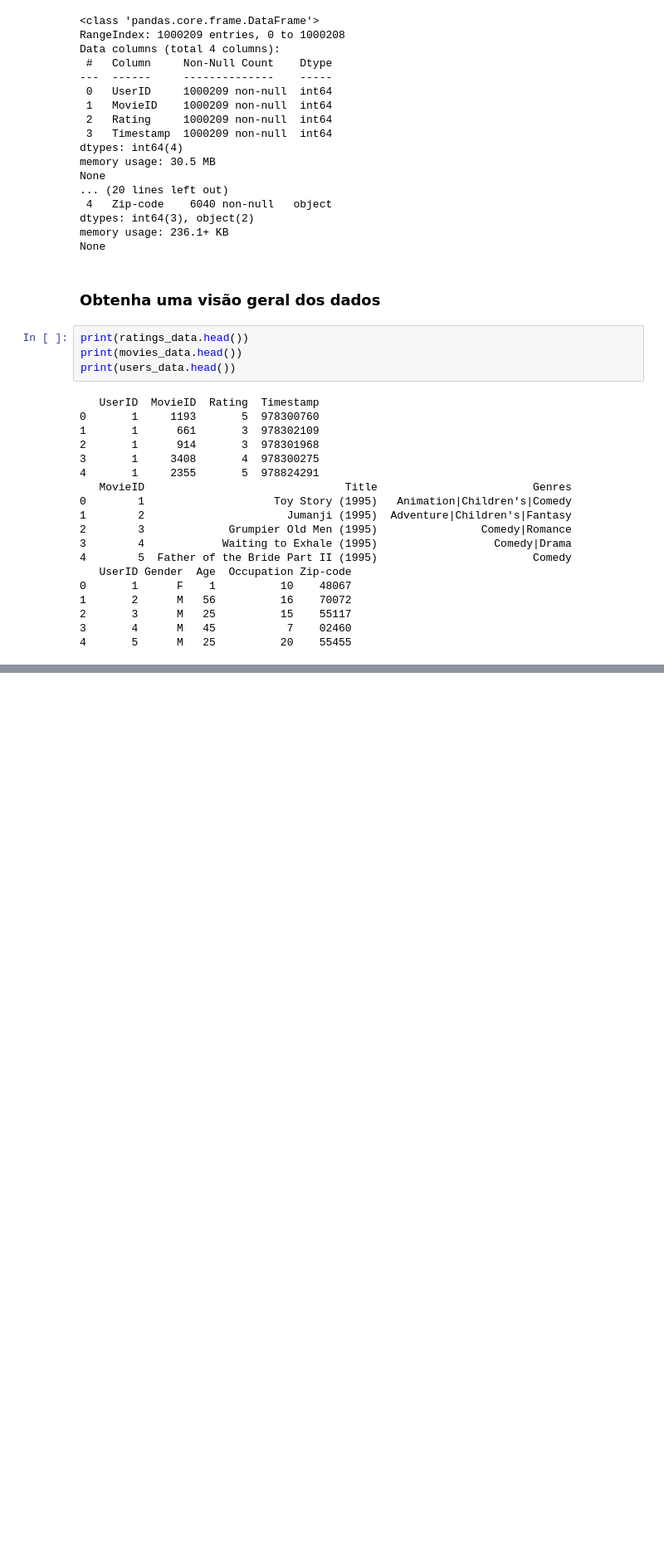
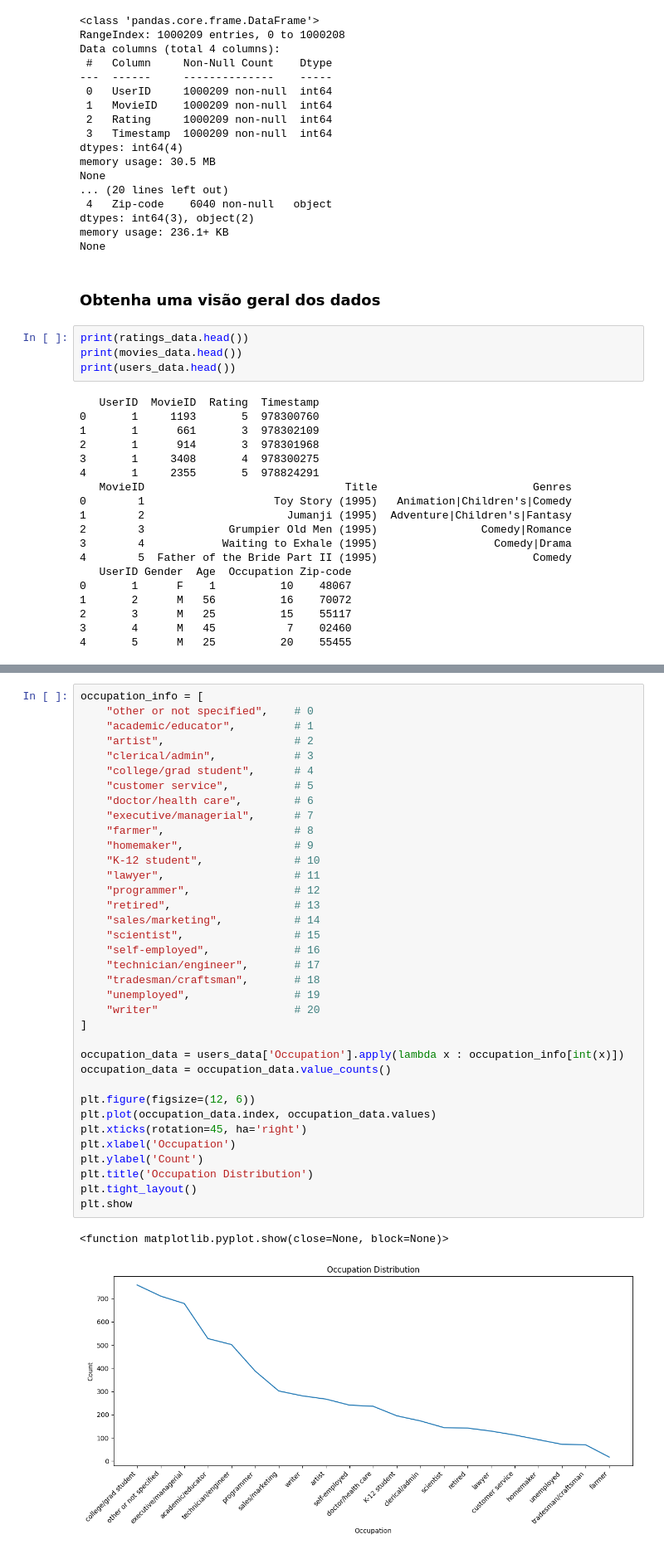
Before and after one commit to viniciusGuerras/pesquisa, a Jupyter notebook: recommendations/model.ipynb, the cells around one changed output, grey strips where cells are left out. Shown at 83% size. Saved outputs shown, nothing was run; the diff lists cells and outputs as text; blank space fills up the shorter version.

Commit message:
upgraded data visualization

```diff
--- a/recommendations/model.ipynb
+++ b/recommendations/model.ipynb
@@ -111,0 +123,39 @@ None
+# %%
+occupation_info = [
+    "other or not specified",    # 0
+    "academic/educator",         # 1
+    "artist",                    # 2
+    "clerical/admin",            # 3
+    "college/grad student",      # 4
+    "customer service",          # 5
+    "doctor/health care",        # 6
+    "executive/managerial",      # 7
+    "farmer",                    # 8
+    "homemaker",                 # 9
+    "K-12 student",              # 10
+    "lawyer",                    # 11
+    "programmer",                # 12
+    "retired",                   # 13
+    "sales/marketing",           # 14
+    "scientist",                 # 15
+    "self-employed",             # 16
+    "technician/engineer",       # 17
+    "tradesman/craftsman",       # 18
+    "unemployed",                # 19
+    "writer"                     # 20
+]
+
+occupation_data = users_data['Occupation'].apply(lambda x : occupation_info[int(x)])
+occupation_data = occupation_data.value_counts()
+
+plt.figure(figsize=(12, 6))
+plt.plot(occupation_data.index, occupation_data.values)
+plt.xticks(rotation=45, ha='right')
+plt.xlabel('Occupation')
+plt.ylabel('Count')
+plt.title('Occupation Distribution')
+plt.tight_layout()
+plt.show
+# %% [output]
+<function matplotlib.pyplot.show(close=None, block=None)>
+[figure, added]
```
Also changed, not shown: parts of 16 cells of this notebook.
